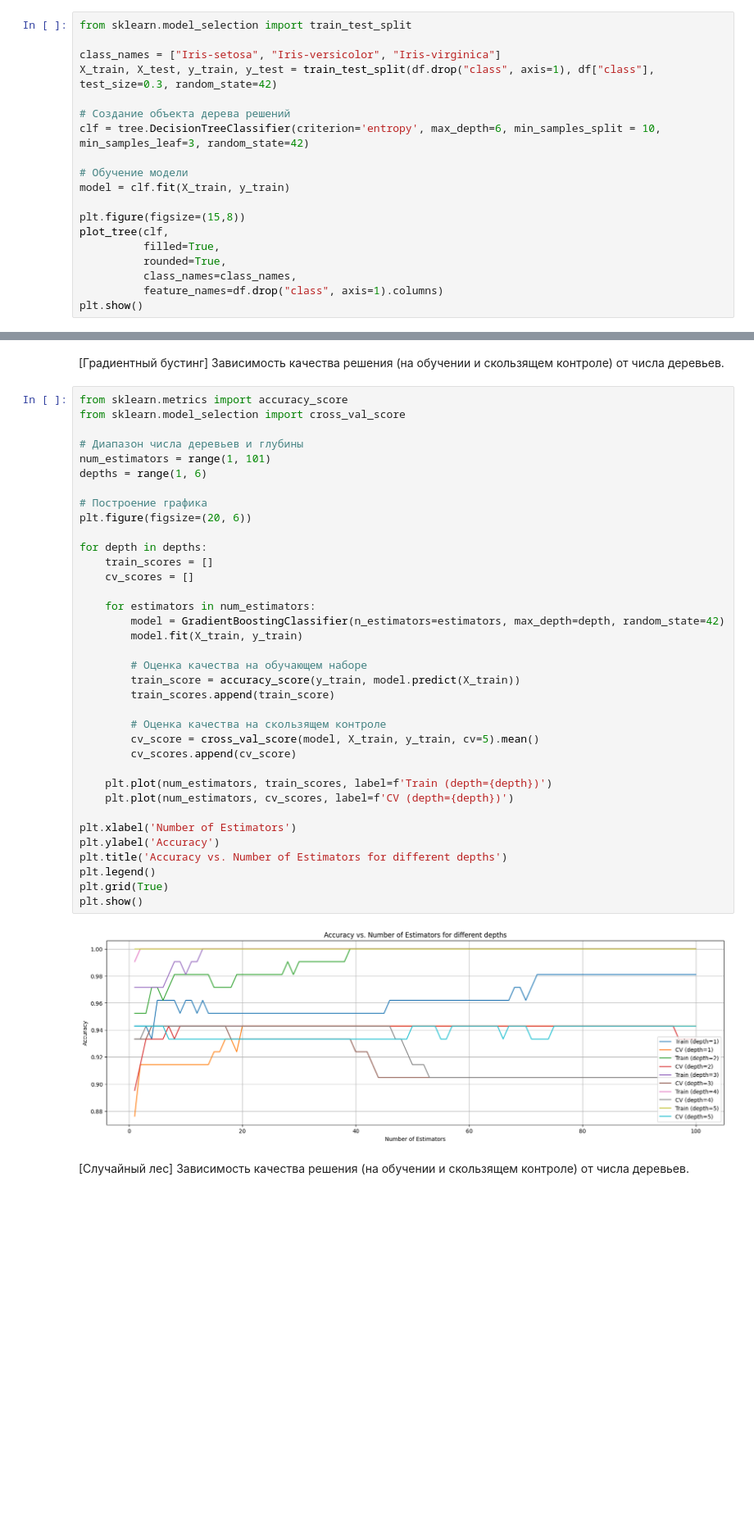
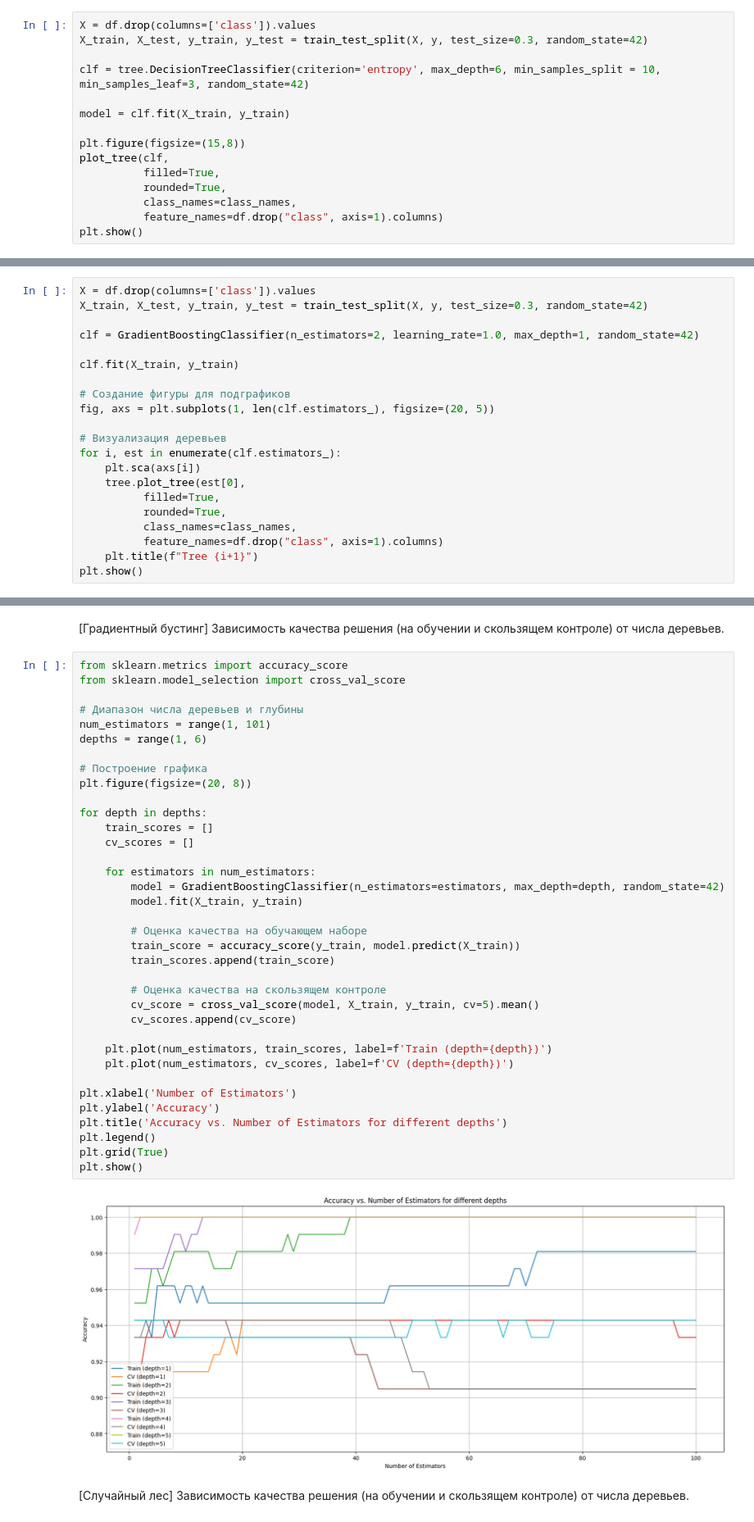
Before and after one commit to Grenka054/SDT-Labs, a Jupyter notebook: lab3.ipynb, the cells around one changed output, grey strips where cells are left out. Shown at 82% size. Cells and saved outputs as stored; diff of their text form; blank space fills up the shorter version.

```diff
--- a/lab3.ipynb
+++ b/lab3.ipynb
@@ -125,13 +169,9 @@ plt.show()
 # %%
-from sklearn.model_selection import train_test_split
+X = df.drop(columns=['class']).values
+X_train, X_test, y_train, y_test = train_test_split(X, y, test_size=0.3, random_state=42)
 
-class_names = ["Iris-setosa", "Iris-versicolor", "Iris-virginica"]
-X_train, X_test, y_train, y_test = train_test_split(df.drop("class", axis=1), df["class"], test_size=0.3, random_state=42)
-
-# Создание объекта дерева решений
 clf = tree.DecisionTreeClassifier(criterion='entropy', max_depth=6, min_samples_split = 10, min_samples_leaf=3, random_state=42)
 
-# Обучение модели
 model = clf.fit(X_train, y_train)
 
 plt.figure(figsize=(15,8))
@@ -278,0 +348,21 @@ plt.show()
+# %%
+X = df.drop(columns=['class']).values
+X_train, X_test, y_train, y_test = train_test_split(X, y, test_size=0.3, random_state=42)
+
+clf = GradientBoostingClassifier(n_estimators=2, learning_rate=1.0, max_depth=1, random_state=42)
+
+clf.fit(X_train, y_train)
+
+# Создание фигуры для подграфиков
+fig, axs = plt.subplots(1, len(clf.estimators_), figsize=(20, 5))
+
+# Визуализация деревьев
+for i, est in enumerate(clf.estimators_):
+    plt.sca(axs[i])
+    tree.plot_tree(est[0],
+          filled=True,
+          rounded=True,
+          class_names=class_names,
+          feature_names=df.drop("class", axis=1).columns)
+    plt.title(f"Tree {i+1}")
+plt.show()
@@ -420,35 +516,35 @@ num_estimators = range(1, 101)
 depths = range(1, 6)
 
 # Построение графика
-plt.figure(figsize=(20, 6))
+plt.figure(figsize=(20, 8))
 
 for depth in depths:
     train_scores = []
     cv_scores = []
 
     for estimators in num_estimators:
         model = GradientBoostingClassifier(n_estimators=estimators, max_depth=depth, random_state=42)
         model.fit(X_train, y_train)
 
         # Оценка качества на обучающем наборе
         train_score = accuracy_score(y_train, model.predict(X_train))
         train_scores.append(train_score)
 
         # Оценка качества на скользящем контроле
         cv_score = cross_val_score(model, X_train, y_train, cv=5).mean()
         cv_scores.append(cv_score)
 
     plt.plot(num_estimators, train_scores, label=f'Train (depth={depth})')
     plt.plot(num_estimators, cv_scores, label=f'CV (depth={depth})')
 
 plt.xlabel('Number of Estimators')
 plt.ylabel('Accuracy')
 plt.title('Accuracy vs. Number of Estimators for different depths')
 plt.legend()
 plt.grid(True)
 plt.show()
 # %% [output]
-[figure, old version]
+[figure, new version]
 # %% [markdown]
 [Случайный лес] Зависимость качества решения (на обучении и скользящем контроле) от числа деревьев.
 # %%
```
Also changed, not shown: parts of 13 cells of this notebook.
